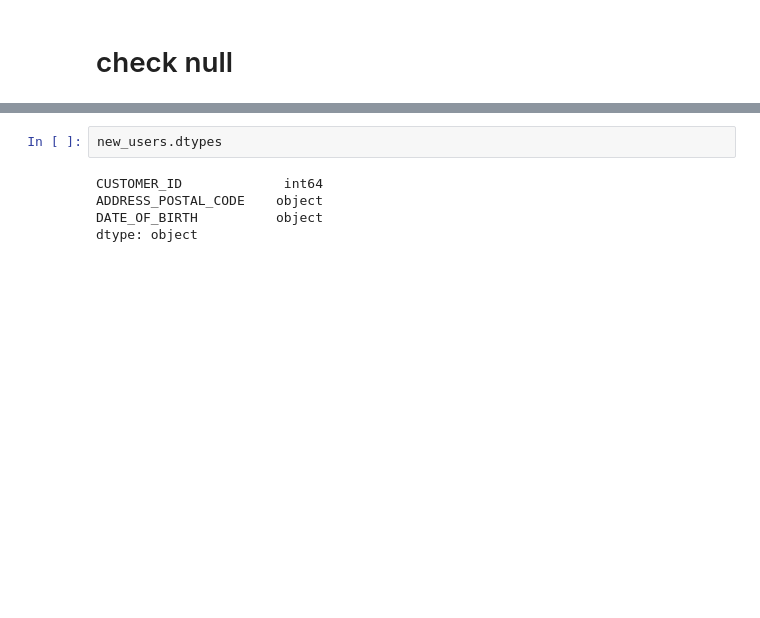
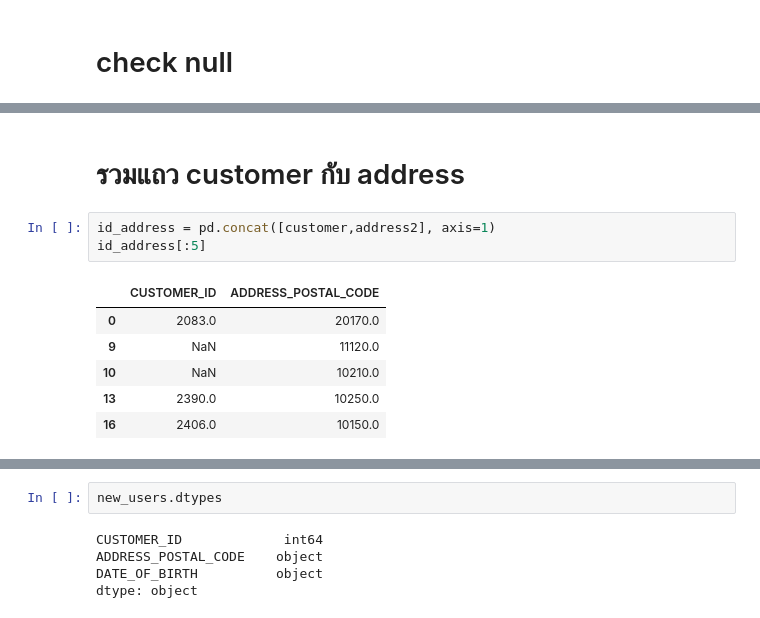
Before and after one commit to Kanbc/recommender-systems, a Jupyter notebook: cleaning/Customer.ipynb, the cells around one changed output, grey strips where cells are left out. Saved outputs shown, nothing was run; the diff lists cells and outputs as text; blank space fills up the shorter version.

```diff
--- a/cleaning/Customer.ipynb
+++ b/cleaning/Customer.ipynb
@@ -107,0 +154,12 @@ address[1615:1620]
+# %% [markdown]
+# รวมแถว customer กับ address
+# %%
+id_address = pd.concat([customer,address2], axis=1)
+id_address[:5]
+# %% [output]
+|  | CUSTOMER_ID | ADDRESS_POSTAL_CODE |
+| 0 | 2083.0 | 20170.0 |
+| 9 | NaN | 11120.0 |
+| 10 | NaN | 10210.0 |
+| 13 | 2390.0 | 10250.0 |
+| 16 | 2406.0 | 10150.0 |
```
Also changed, not shown: parts of 27 cells of this notebook, 1 other file.
